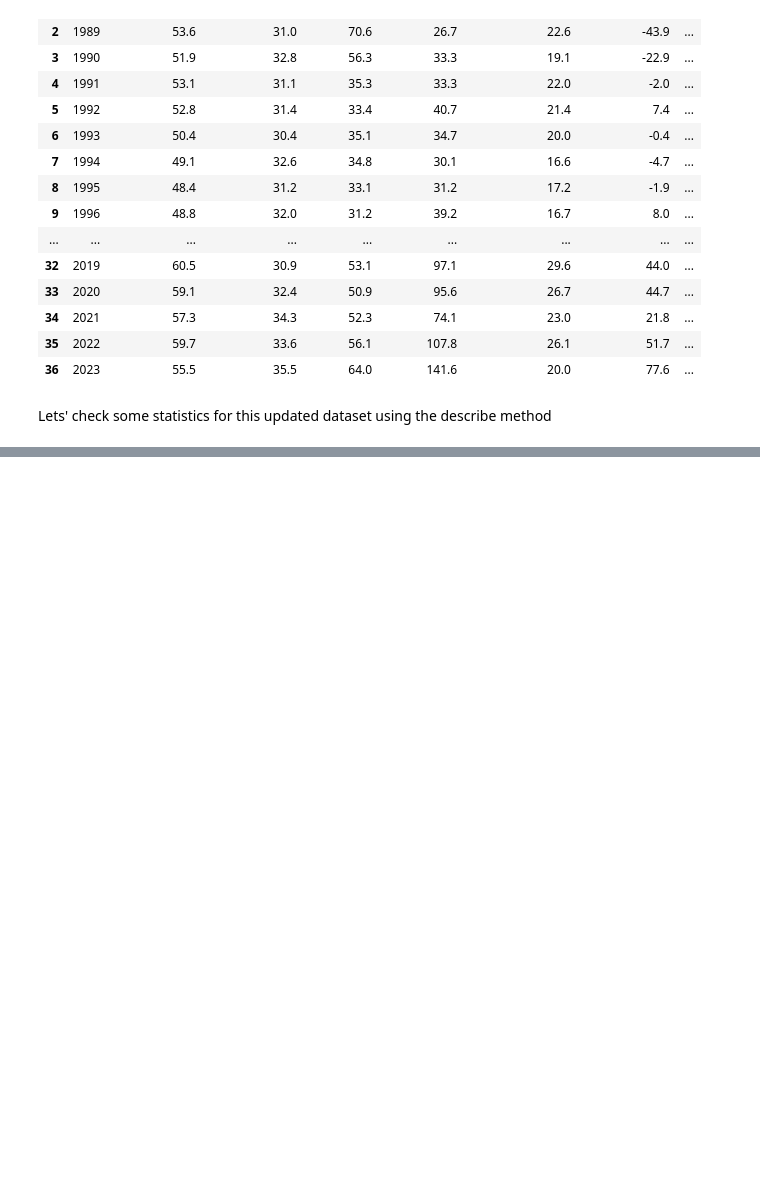
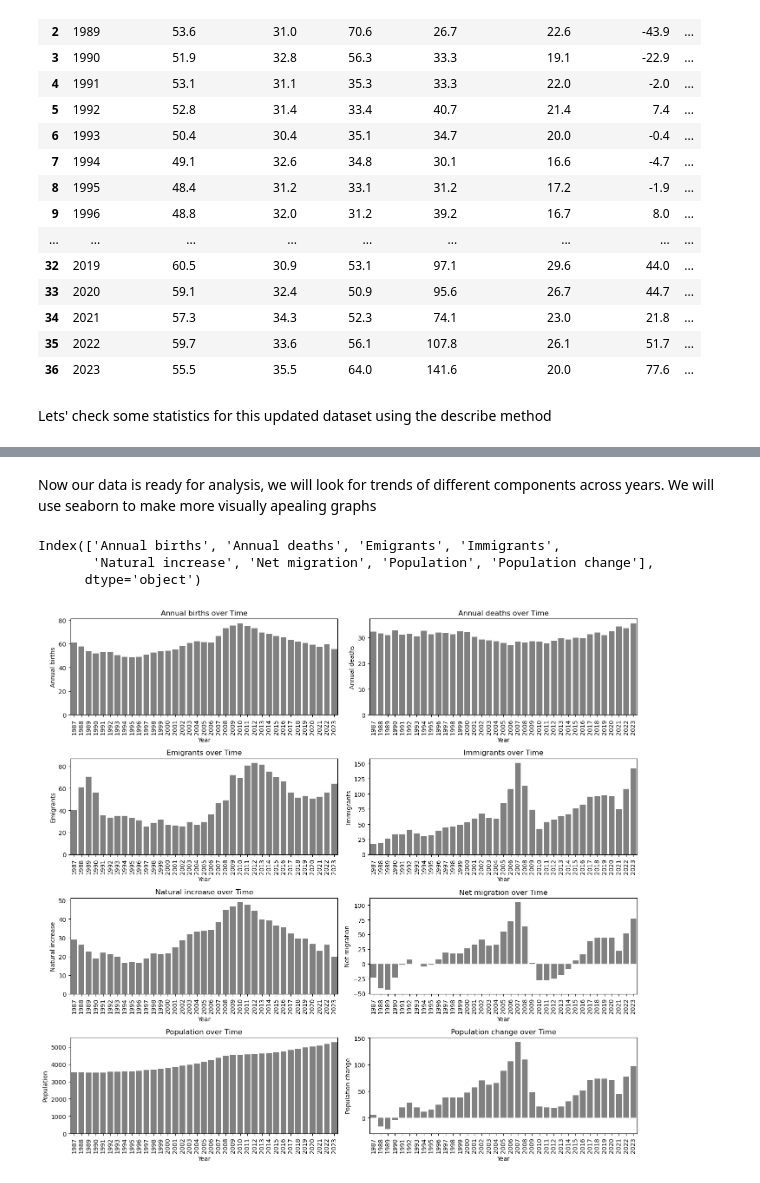
Before and after one commit to 2021402/CA-01-MSc-Data-Analytics, a Jupyter notebook: Project Code 1.ipynb, the cells around one changed output, grey strips where cells are left out. Cells and saved outputs as stored; diff of their text form; code cells hidden in the pictures; blank space fills up the shorter version.

Commit message:
Add files via upload
Now our data is ready for analysis, we will look for trends of different components across years. We will use seaborn to make more visually appealing graphs.

```diff
--- a/Project Code 1.ipynb
+++ b/Project Code 1.ipynb
@@ -302,3 +302,31 @@ new_data.describe()
 | 50% | 2005.000000 | 59.700000 | 31.000000 | 49.200000 | 59.000000 | 28.800000 | 17.300000 | ... |
 | 75% | 2014.000000 | 65.400000 | 32.000000 | 64.000000 | 84.600000 | 35.600000 | 41.300000 | ... |
 | max | 2023.000000 | 77.200000 | 35.500000 | 83.000000 | 151.100000 | 48.800000 | 104.800000 | ... |
+# %% [markdown]
+Now our data is ready for analysis, we will look for trends of different components across years. We will use seaborn to make more visually apealing graphs
+# %%
+new_data.columns[1:]
+# %% [output]
+Index(['Annual births', 'Annual deaths', 'Emigrants', 'Immigrants',
+       'Natural increase', 'Net migration', 'Population', 'Population change'],
+      dtype='object')
+# %%
+fig, axes = plt.subplots(4, 2, figsize=(14, 13))
+
+# Define the list of columns to plot
+columns_to_plot = new_data.columns[1:]
+
+for i, ax in enumerate(axes.ravel()):
+    if i < len(columns_to_plot):
+        # Plot each column as a bar graph
+        sns.barplot(data=new_data, x='Year', y=columns_to_plot[i], ax=ax, color='grey')
+        ax.set_title(f'{columns_to_plot[i]} over Time')
+        ax.set_xlabel('Year')
+        ax.set_ylabel(columns_to_plot[i])
+        ax.tick_params(axis='x',rotation=90)
+
+# Ensure tight layout and display the plot
+plt.tight_layout()
+plt.show()
+# %% [output]
+[figure, added]
```
Also changed, not shown: parts of 2 cells of this notebook.
